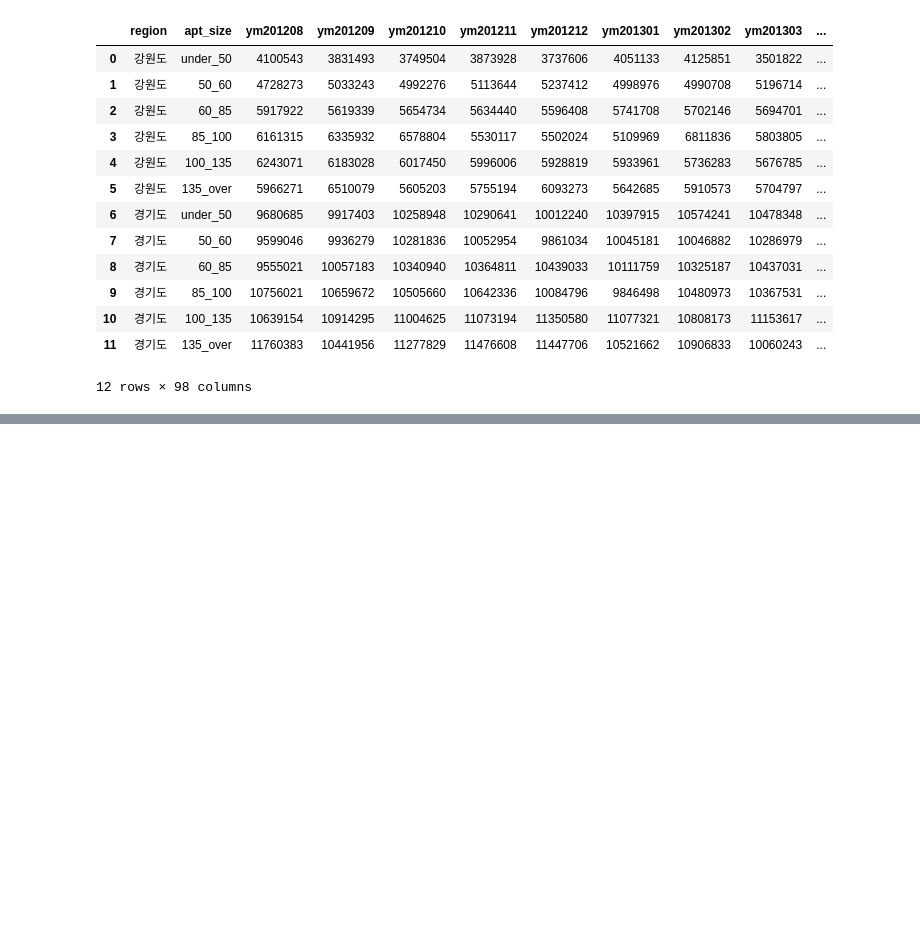
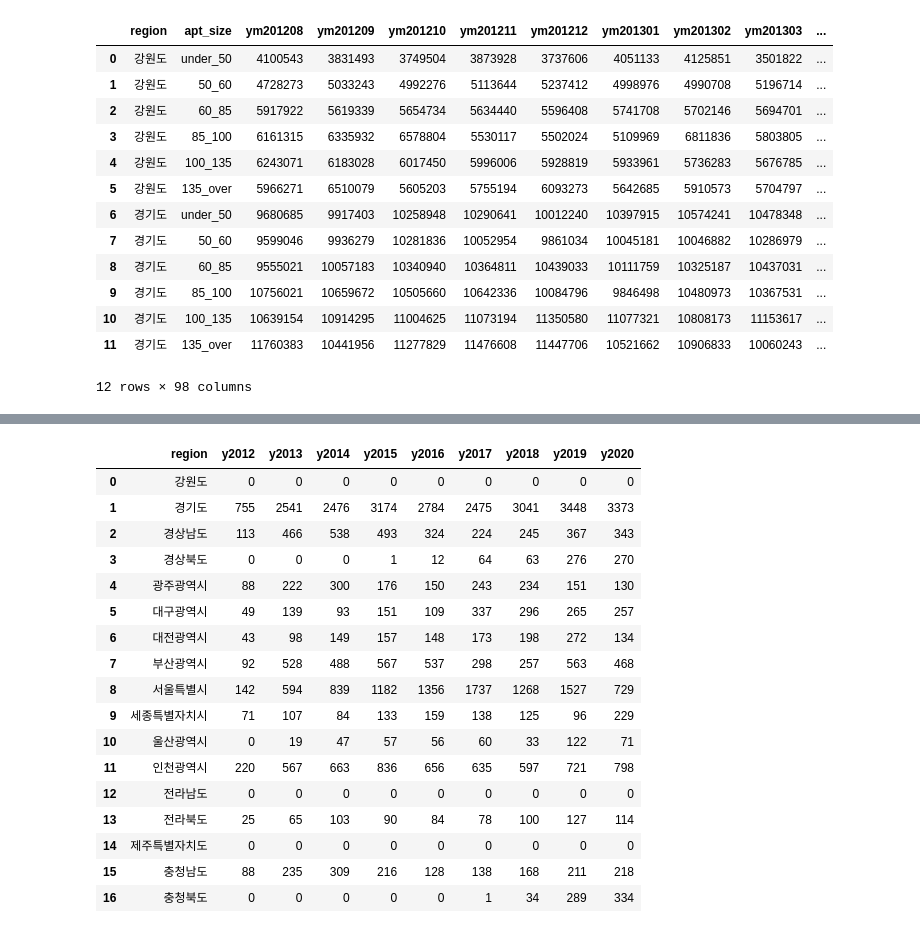
Before and after one commit to TTGGPP/hello_world, a Jupyter notebook: team_project/private_khp771/db_to_memory.ipynb, the cells around one changed output, grey strips where cells are left out. Saved outputs shown, nothing was run; the diff lists cells and outputs as text; code cells hidden in the pictures; blank space fills up the shorter version.

```diff
--- a/team_project/private_khp771/db_to_memory.ipynb
+++ b/team_project/private_khp771/db_to_memory.ipynb
@@ -582,0 +615,22 @@ testD.head(12)
+# %%
+testD = pd.read_csv('sub-data-files/xi_region_deal_count.csv')
+testD
+# %% [output]
+|  | region | y2012 | y2013 | y2014 | y2015 | y2016 | y2017 | y2018 | y2019 | y2020 |
+| 0 | 강원도 | 0 | 0 | 0 | 0 | 0 | 0 | 0 | 0 | 0 |
+| 1 | 경기도 | 755 | 2541 | 2476 | 3174 | 2784 | 2475 | 3041 | 3448 | 3373 |
+| 2 | 경상남도 | 113 | 466 | 538 | 493 | 324 | 224 | 245 | 367 | 343 |
+| 3 | 경상북도 | 0 | 0 | 0 | 1 | 12 | 64 | 63 | 276 | 270 |
+| 4 | 광주광역시 | 88 | 222 | 300 | 176 | 150 | 243 | 234 | 151 | 130 |
+| 5 | 대구광역시 | 49 | 139 | 93 | 151 | 109 | 337 | 296 | 265 | 257 |
+| 6 | 대전광역시 | 43 | 98 | 149 | 157 | 148 | 173 | 198 | 272 | 134 |
+| 7 | 부산광역시 | 92 | 528 | 488 | 567 | 537 | 298 | 257 | 563 | 468 |
+| 8 | 서울특별시 | 142 | 594 | 839 | 1182 | 1356 | 1737 | 1268 | 1527 | 729 |
+| 9 | 세종특별자치시 | 71 | 107 | 84 | 133 | 159 | 138 | 125 | 96 | 229 |
+| 10 | 울산광역시 | 0 | 19 | 47 | 57 | 56 | 60 | 33 | 122 | 71 |
+| 11 | 인천광역시 | 220 | 567 | 663 | 836 | 656 | 635 | 597 | 721 | 798 |
+| 12 | 전라남도 | 0 | 0 | 0 | 0 | 0 | 0 | 0 | 0 | 0 |
+| 13 | 전라북도 | 25 | 65 | 103 | 90 | 84 | 78 | 100 | 127 | 114 |
+| 14 | 제주특별자치도 | 0 | 0 | 0 | 0 | 0 | 0 | 0 | 0 | 0 |
+| 15 | 충청남도 | 88 | 235 | 309 | 216 | 128 | 138 | 168 | 211 | 218 |
+| 16 | 충청북도 | 0 | 0 | 0 | 0 | 0 | 1 | 34 | 289 | 334 |
```
Also changed, not shown: parts of 18 cells of this notebook, 4 other files.
